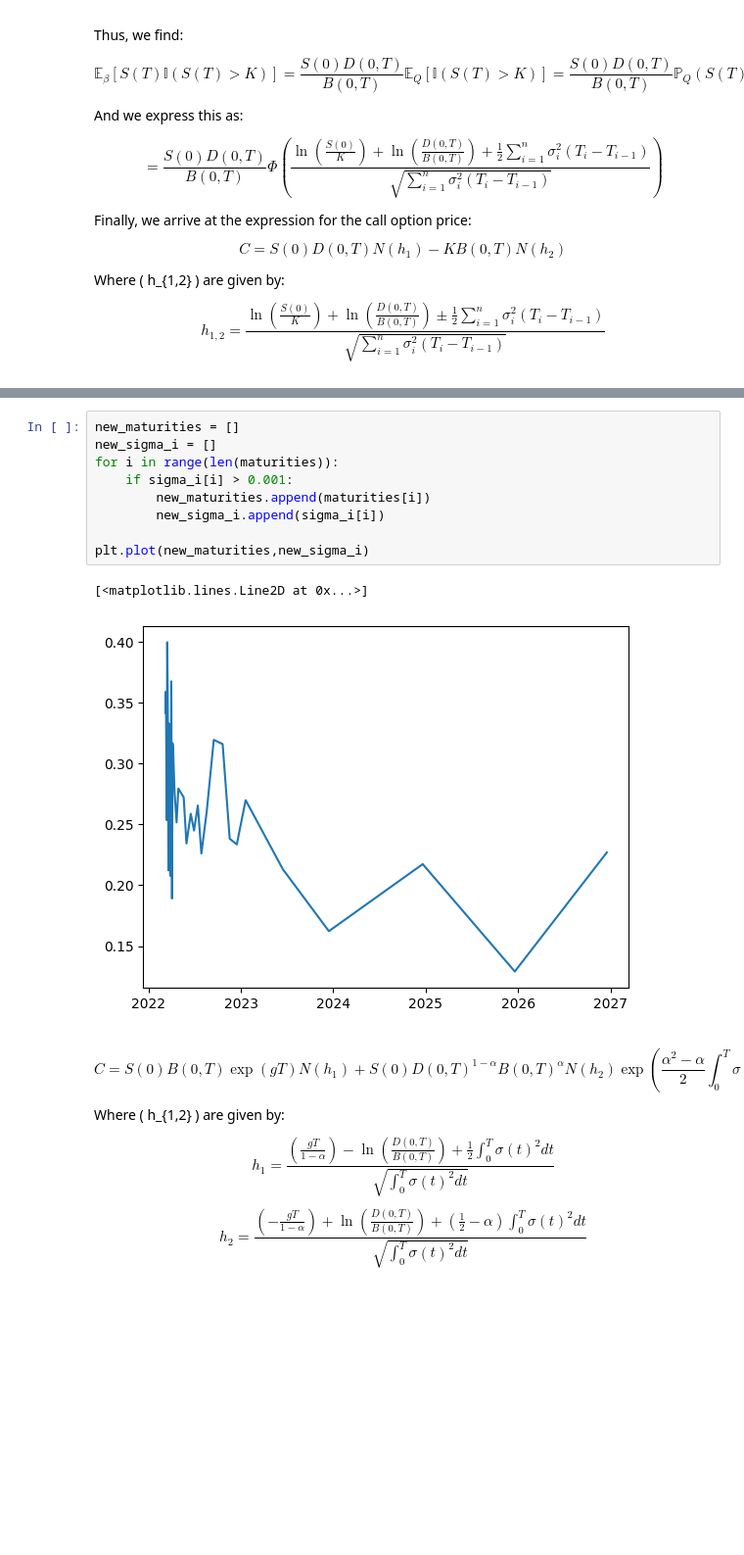
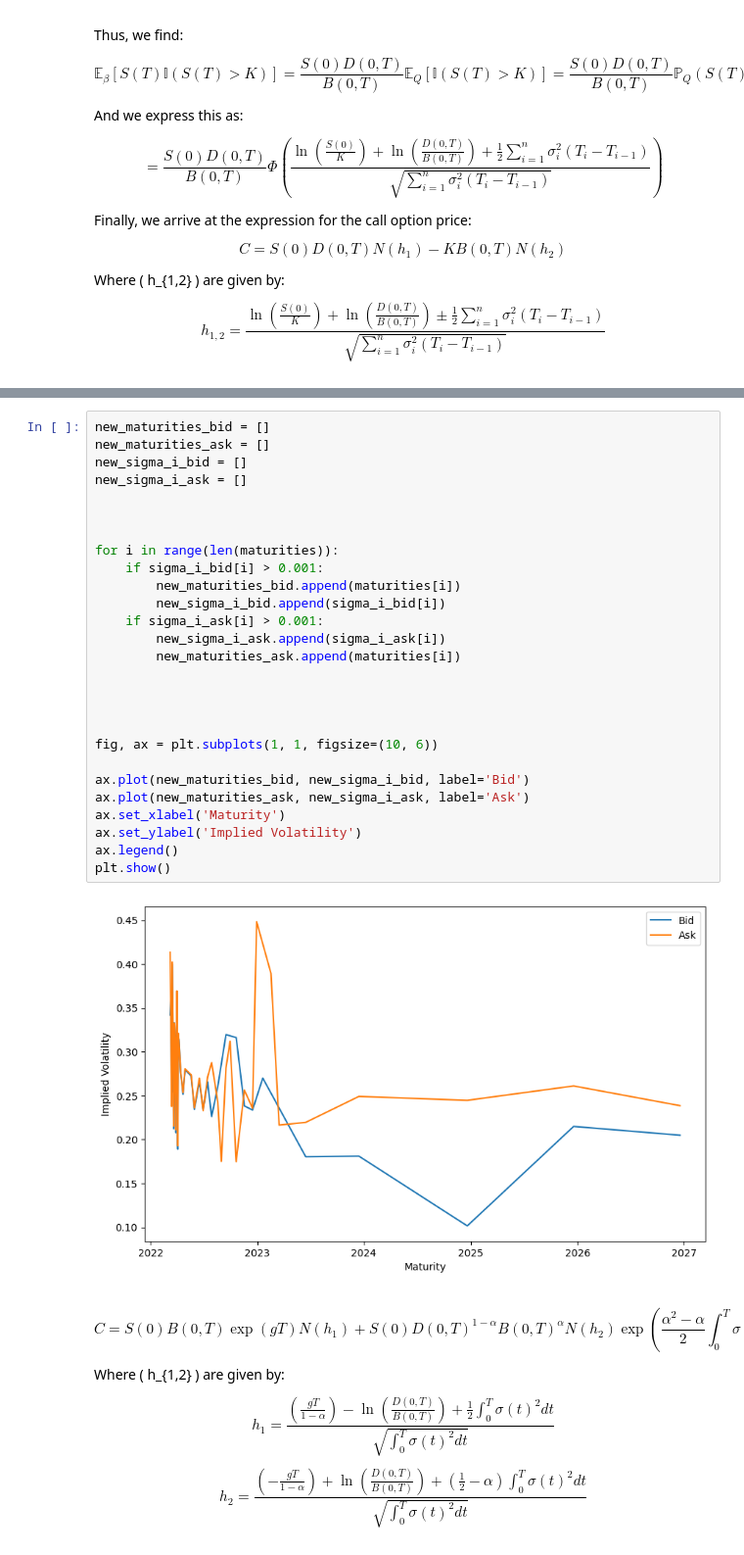
Before and after one commit to Maxlmns/Derivatives-and-security-pricing, a Jupyter notebook: main.ipynb, the cells around one changed output, grey strips where cells are left out. Shown: that part at 98% size. Saved outputs shown, nothing was run; the diff lists cells and outputs as text; blank space fills up the shorter version.

Commit message:
solved issues on term structure, used mid of sigma bid ask with cis

```diff
--- a/main.ipynb
+++ b/main.ipynb
@@ -245,15 +242,32 @@ print(fsolve(find_sigma_1,[0.01],args=(S0,term_structure.iloc[0])))
-# %%
-new_maturities = []
-new_sigma_i = []
-for i in range(len(maturities)):
-    if sigma_i[i] > 0.001:
-        new_maturities.append(maturities[i])
-        new_sigma_i.append(sigma_i[i])
-
-plt.plot(new_maturities,new_sigma_i)
-# %% [output]
-[<matplotlib.lines.Line2D at 0x...>]
-[figure, removed]
+# %%
+new_maturities_bid = []
+new_maturities_ask = []
+new_sigma_i_bid = []
+new_sigma_i_ask = []
+
+
+
+for i in range(len(maturities)):
+    if sigma_i_bid[i] > 0.001:
+        new_maturities_bid.append(maturities[i])
+        new_sigma_i_bid.append(sigma_i_bid[i])
+    if sigma_i_ask[i] > 0.001:
+        new_sigma_i_ask.append(sigma_i_ask[i])
+        new_maturities_ask.append(maturities[i])
+
+
+
+
+fig, ax = plt.subplots(1, 1, figsize=(10, 6))
+
+ax.plot(new_maturities_bid, new_sigma_i_bid, label='Bid')
+ax.plot(new_maturities_ask, new_sigma_i_ask, label='Ask')
+ax.set_xlabel('Maturity')
+ax.set_ylabel('Implied Volatility')
+ax.legend()
+plt.show()
+# %% [output]
+[figure, added]
 # %% [markdown]
 
 $$
```
Also changed, not shown: parts of 4 cells of this notebook.
